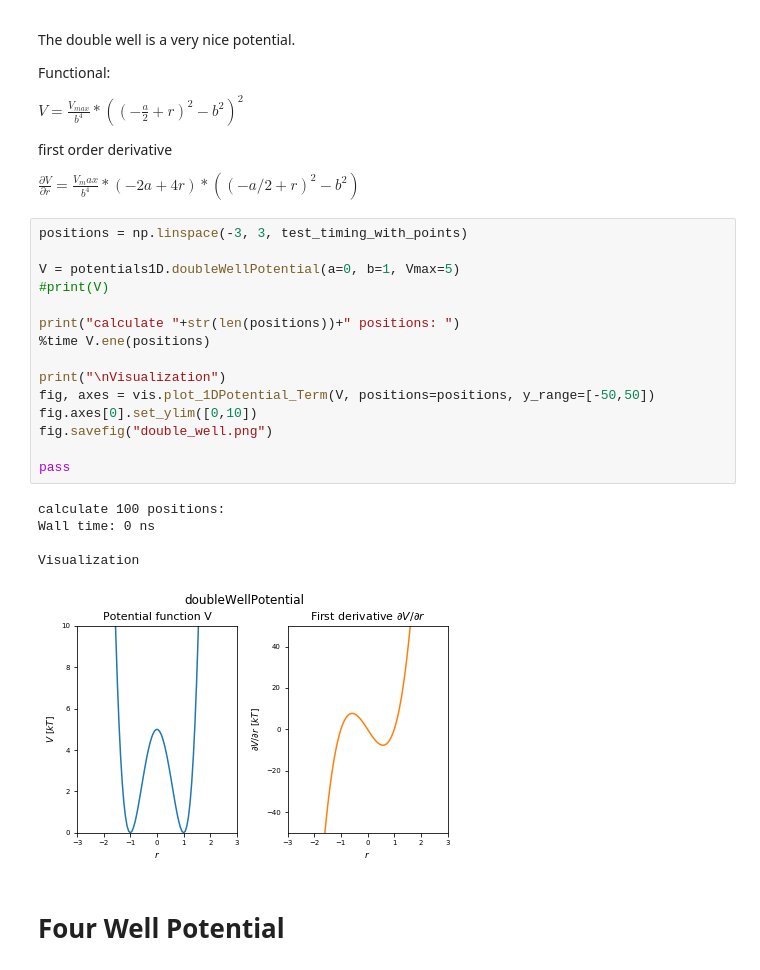
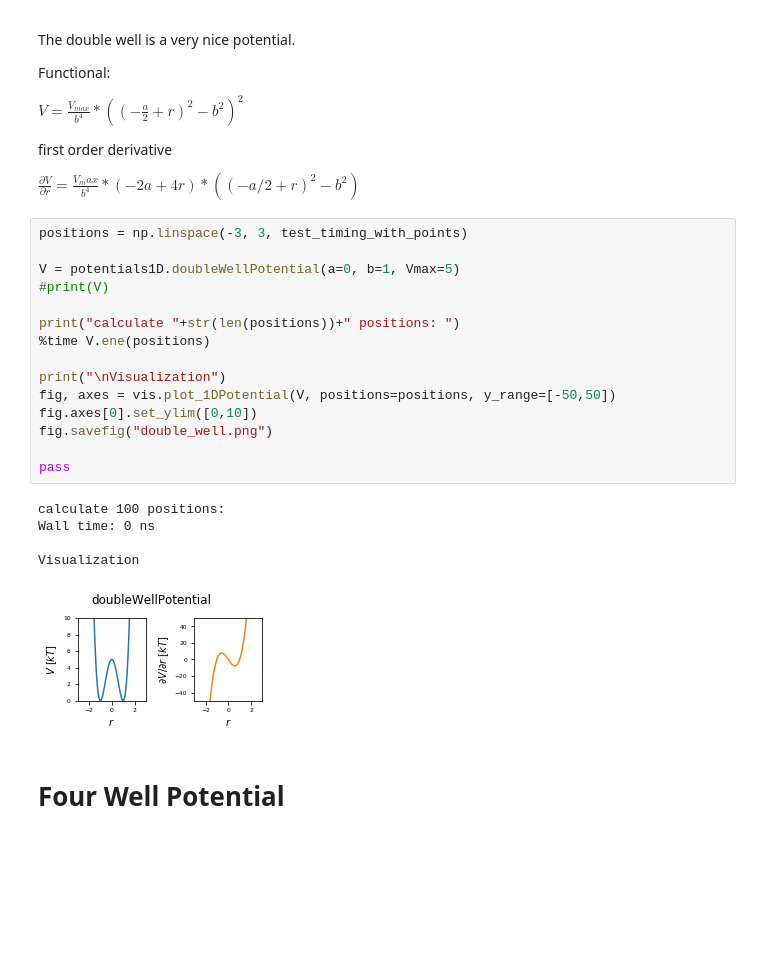
Before and after one commit to rinikerlab/Ensembler, a Jupyter notebook: examples/BasicPotentials.ipynb, the cells around one changed output. Saved outputs shown, nothing was run; the diff lists cells and outputs as text; blank space fills up the shorter version.

```diff
--- a/examples/BasicPotentials.ipynb
+++ b/examples/BasicPotentials.ipynb
@@ -113,24 +115,24 @@ $\frac{\partial V}{\partial r} = \frac{V_max}{b^4}*(-2a + 4r)*((-a/2 + r)^2-b^2)
 # %%
 positions = np.linspace(-3, 3, test_timing_with_points)
 
 V = potentials1D.doubleWellPotential(a=0, b=1, Vmax=5)
 #print(V)
 
 print("calculate "+str(len(positions))+" positions: ")
 %time V.ene(positions)
 
 print("\nVisualization")
-fig, axes = vis.plot_1DPotential_Term(V, positions=positions, y_range=[-50,50])
+fig, axes = vis.plot_1DPotential(V, positions=positions, y_range=[-50,50])
 fig.axes[0].set_ylim([0,10])
 fig.savefig("double_well.png")
 
 pass
 # %% [output]
 calculate 100 positions:
 Wall time: 0 ns
 
 Visualization
-[figure, old version]
+[figure, new version]
 # %% [markdown]
 # Four Well Potential
 # %%
```
Also changed, not shown: parts of 48 cells of this notebook, 35 other files.
